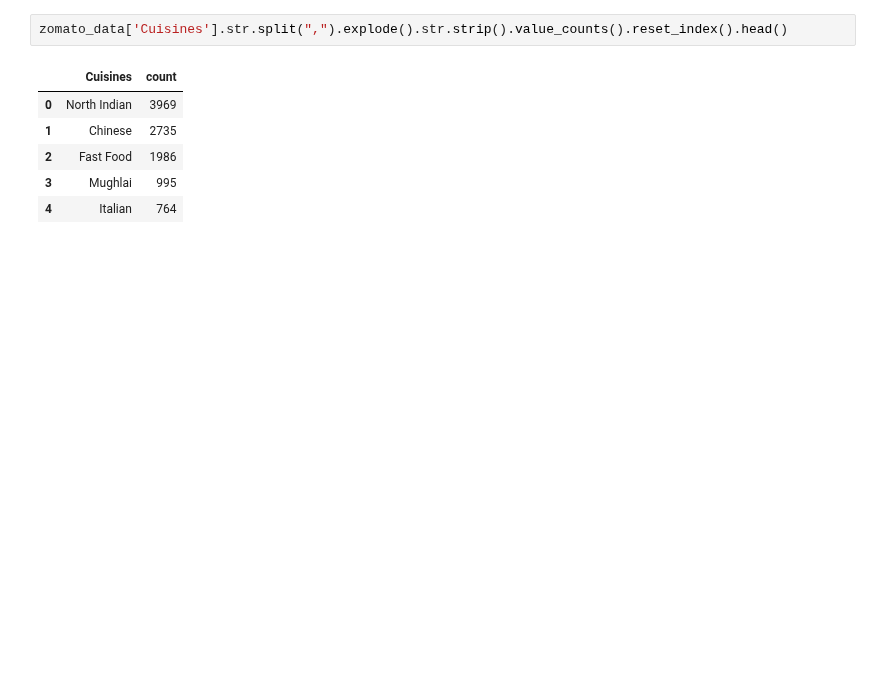
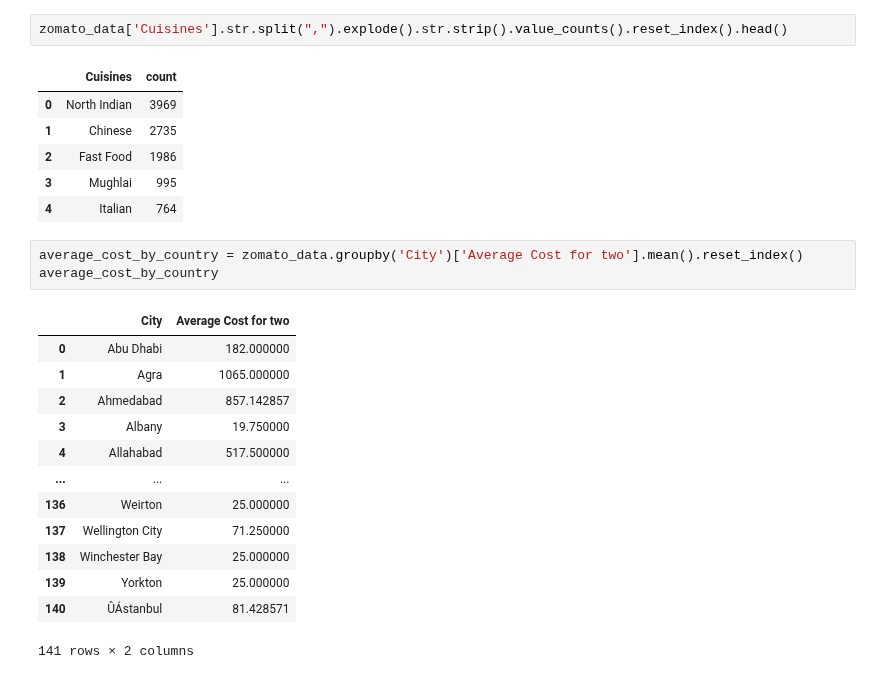
Before and after one commit to Himmu5/data-analysis, a Jupyter notebook: notebooks/zomato_analysis.ipynb, the cells around one changed output. Saved outputs shown, nothing was run; the diff lists cells and outputs as text; blank space fills up the shorter version.

Commit message:
feat: more plot added in zomato dashboard

```diff
--- a/notebooks/zomato_analysis.ipynb
+++ b/notebooks/zomato_analysis.ipynb
@@ -393,3 +393,20 @@ zomato_data['Cuisines'].str.split(",").explode().str.strip().value_counts().rese
 | 2 | Fast Food | 1986 |
 | 3 | Mughlai | 995 |
 | 4 | Italian | 764 |
+# %%
+average_cost_by_country = zomato_data.groupby('City')['Average Cost for two'].mean().reset_index()
+average_cost_by_country
+# %% [output]
+|  | City | Average Cost for two |
+| 0 | Abu Dhabi | 182.000000 |
+| 1 | Agra | 1065.000000 |
+| 2 | Ahmedabad | 857.142857 |
+| 3 | Albany | 19.750000 |
+| 4 | Allahabad | 517.500000 |
+| ... | ... | ... |
+| 136 | Weirton | 25.000000 |
+| 137 | Wellington City | 71.250000 |
+| 138 | Winchester Bay | 25.000000 |
+| 139 | Yorkton | 25.000000 |
+| 140 | ÛÁstanbul | 81.428571 |
+141 rows × 2 columns
```
Also changed, not shown: parts of 1 cell of this notebook, 1 other file.
